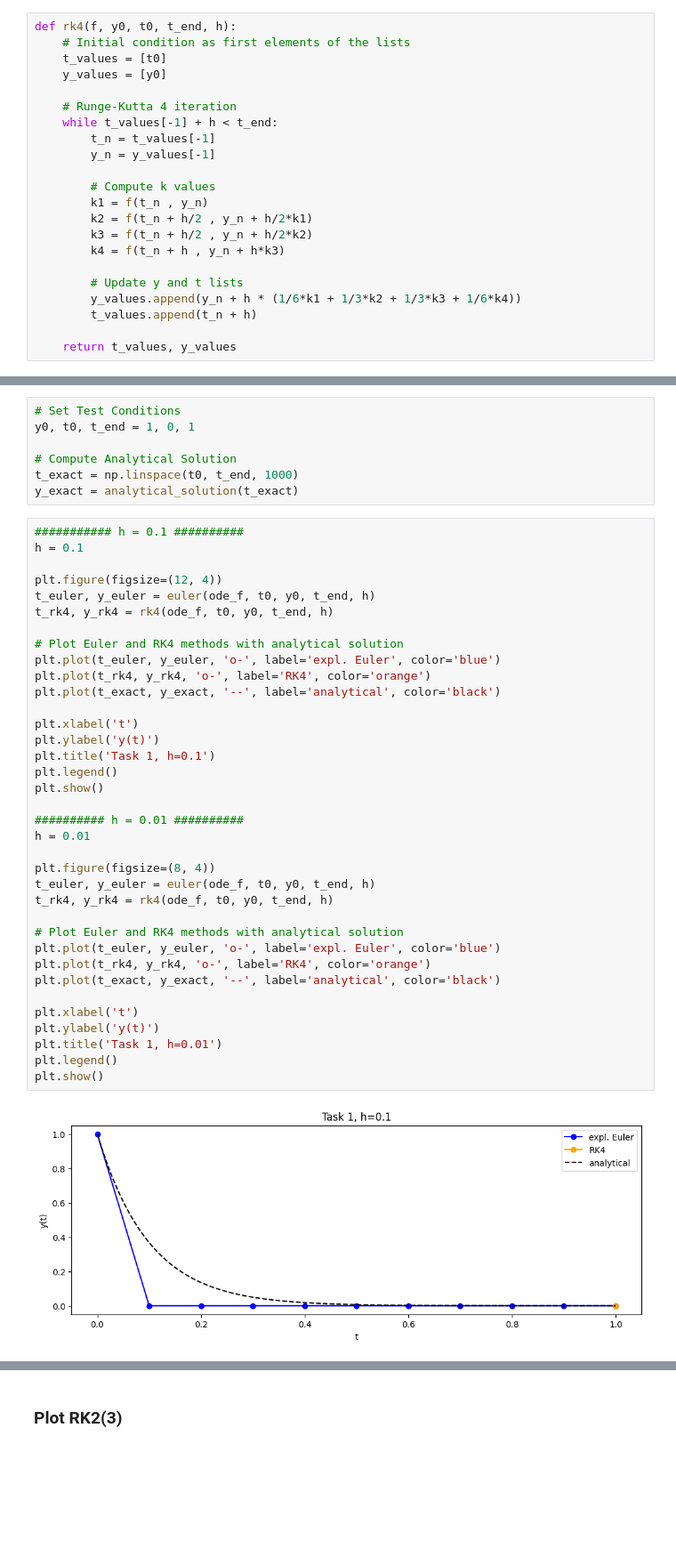
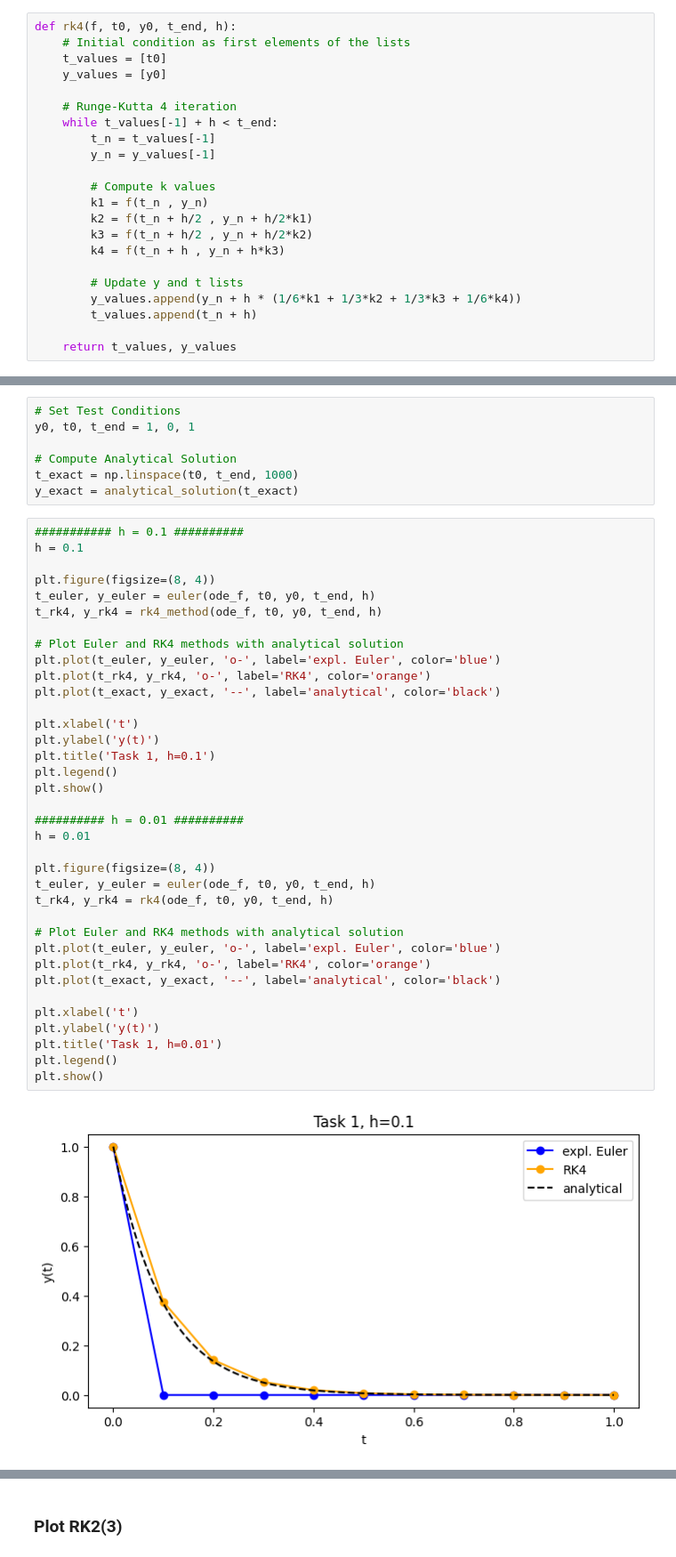
Before and after one commit to AnhTungLe04/NumericalMathematics, a Jupyter notebook: OnestepMethodForSolvingODE/onestep_ode.ipynb, the cells around one changed output, grey strips where cells are left out. Shown at 89% size. Cells and saved outputs as stored; diff of their text form; blank space fills up the shorter version.

```diff
--- a/OnestepMethodForSolvingODE/onestep_ode.ipynb
+++ b/OnestepMethodForSolvingODE/onestep_ode.ipynb
@@ -43,7 +43,7 @@ Another fixed step method with the convergence order of fourth defined by the Bu
   & \frac{1}{6} & \frac{1}{3} & \frac{1}{3} & \frac{1}{6}
 \end{array}
 # %%
-def rk4(f, y0, t0, t_end, h):
+def rk4(f, t0, y0, t_end, h):
     # Initial condition as first elements of the lists
     t_values = [t0]
     y_values = [y0]
@@ -151,40 +151,40 @@ y_exact = analytical_solution(t_exact)
 ########### h = 0.1 ##########
 h = 0.1
 
-plt.figure(figsize=(12, 4))
+plt.figure(figsize=(8, 4))
 t_euler, y_euler = euler(ode_f, t0, y0, t_end, h)
-t_rk4, y_rk4 = rk4(ode_f, t0, y0, t_end, h)
+t_rk4, y_rk4 = rk4_method(ode_f, t0, y0, t_end, h)
 
 # Plot Euler and RK4 methods with analytical solution
 plt.plot(t_euler, y_euler, 'o-', label='expl. Euler', color='blue')
 plt.plot(t_rk4, y_rk4, 'o-', label='RK4', color='orange')
 plt.plot(t_exact, y_exact, '--', label='analytical', color='black')
 
 plt.xlabel('t')
 plt.ylabel('y(t)')
 plt.title('Task 1, h=0.1')
 plt.legend()
 plt.show()
 
 ########## h = 0.01 ##########
 h = 0.01
 
 plt.figure(figsize=(8, 4))
 t_euler, y_euler = euler(ode_f, t0, y0, t_end, h)
 t_rk4, y_rk4 = rk4(ode_f, t0, y0, t_end, h)
 
 # Plot Euler and RK4 methods with analytical solution
 plt.plot(t_euler, y_euler, 'o-', label='expl. Euler', color='blue')
 plt.plot(t_rk4, y_rk4, 'o-', label='RK4', color='orange')
 plt.plot(t_exact, y_exact, '--', label='analytical', color='black')
 
 plt.xlabel('t')
 plt.ylabel('y(t)')
 plt.title('Task 1, h=0.01')
 plt.legend()
 plt.show()
 # %% [output]
-[figure, old version]
+[figure, new version]
 [figure]
 # %% [markdown]
 ### Plot RK2(3)
```
Also changed, not shown: parts of 2 cells of this notebook.
